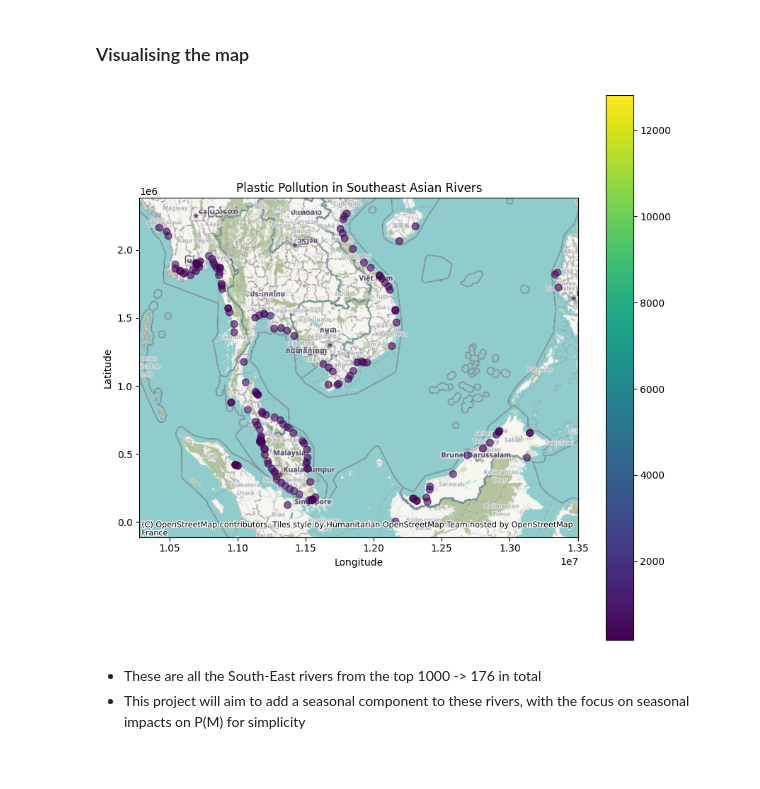
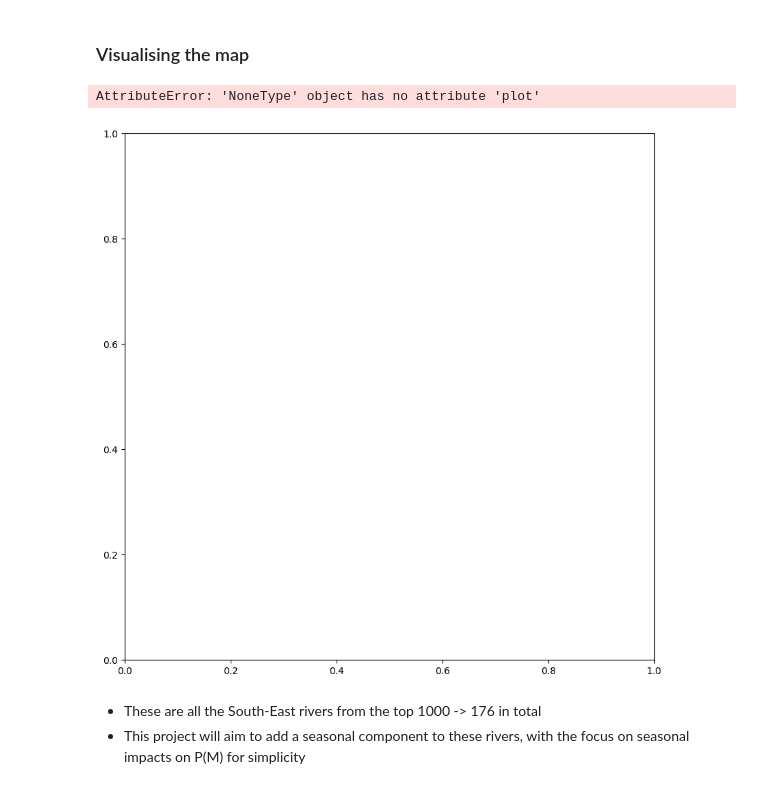
Before and after one commit to lemrob/plastic_pollution_seasonal_variation, a Jupyter notebook: src/preprocessing.ipynb, the cells around one changed output. Cells and saved outputs as stored; diff of their text form; code cells hidden in the pictures.

```diff
--- a/src/preprocessing.ipynb
+++ b/src/preprocessing.ipynb
@@ -12,13 +12,13 @@ import matplotlib.pyplot as plt
 import contextily as ctx
 # %%
 # Path to the shapefile
-shp_path = r'C:\Users\liamr\OneDrive\Documents\Playground\river_plastic\data\Meijer2021_midpoint_emissions.shp'
+shp_path = r'C:\Users\liamr\OneDrive\Documents\Playground\river_plastic_data\data\Meijer2021_midpoint_emissions.shp'
 
 # Load the shapefile into a GeoDataFrame
 gdf = gpd.read_file(shp_path)
 
 # Loading the .dbf file separately
-dbf_path = r'C:\\Users\liamr\OneDrive\Documents\Playground\river_plastic\data\Meijer2021_midpoint_emissions.dbf'
+dbf_path = r'C:\\Users\liamr\OneDrive\Documents\Playground\river_plastic_data\data\Meijer2021_midpoint_emissions.dbf'
 
 dbf_data = DBF(dbf_path)
 # %%
@@ -120,29 +126,32 @@ df
 176 rows × 4 columns
 # %% [markdown]
 ### Visualising the map
+# %%
+gdf.crs = "EPSG:3857"
 # %%
 # Project to Web Mercator for better mapping with contextily
-gdf = gdf.to_crs(epsg=3857)
+gdf = gdf.to_crs(epsg=3857, inplace=True)
 
 # Create a plot
 fig, ax = plt.subplots(figsize=(10, 10))
 
 # Plot the rivers
 gdf.plot(column='dots_exten', ax=ax, legend=True,
          cmap='viridis', markersize=50, alpha=0.6)
 
 # Add a basemap
 ctx.add_basemap(ax, crs=gdf.crs)
 
 # Set title and labels
 ax.set_title('Plastic Pollution in Southeast Asian Rivers')
 ax.set_xlabel('Longitude')
 ax.set_ylabel('Latitude')
 
 # Show the plot
 plt.show()
 # %% [output]
+AttributeError: 'NoneType' object has no attribute 'plot'
-[figure, old version]
+[figure, new version]
 # %% [markdown]
 - These are all the South-East rivers from the top 1000  -> 176 in total
 - This project will aim to add a seasonal component to these rivers, with the focus on seasonal impacts on P(M) for simplicity
```
Also changed, not shown: parts of 4 cells of this notebook, 2 other files.
